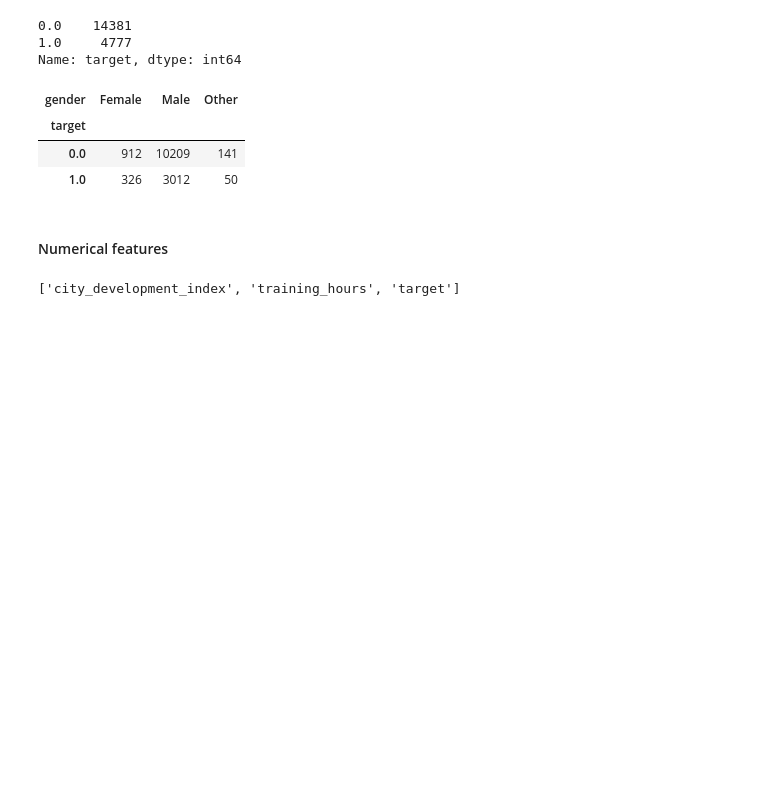
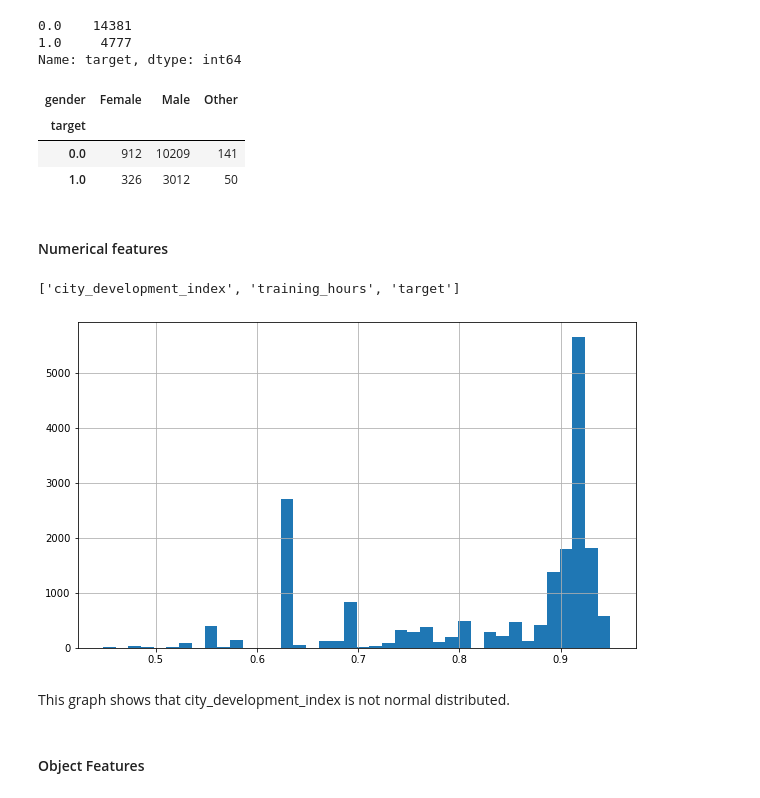
Before and after one commit to Tanishq-19/Data-Science-Job-CHange-Predition, a Jupyter notebook: Data-Science-Job-Change-Prediction.ipynb, the cells around one changed output. Drawn from its saved outputs; the diff is of its cells as text; code cells hidden in the pictures; blank space fills up the shorter version.

```diff
--- a/Data-Science-Job-Change-Prediction.ipynb
+++ b/Data-Science-Job-Change-Prediction.ipynb
@@ -226,3 +226,12 @@ numerical_features = [feature for feature in df.columns if pd.api.types.is_numer
 numerical_features
 # %% [output]
 ['city_development_index', 'training_hours', 'target']
+# %%
+# Checking the normality of city_development_index feature
+df["city_development_index"].hist(figsize=(10, 6), bins=40);
+# %% [output]
+[figure, added]
+# %% [markdown]
+This graph shows that city_development_index is not normal distributed.
+# %% [markdown]
+#### Object Features
```
Also changed, not shown: parts of 21 cells of this notebook.
